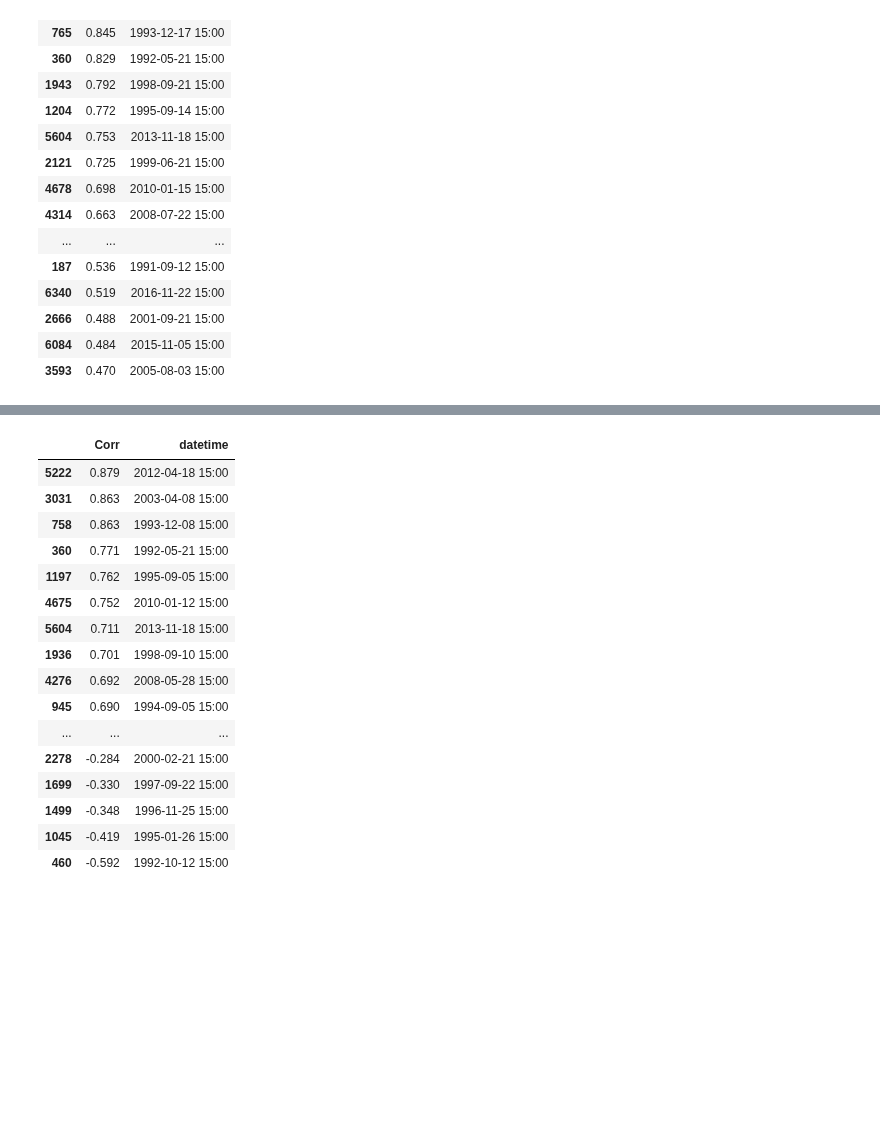
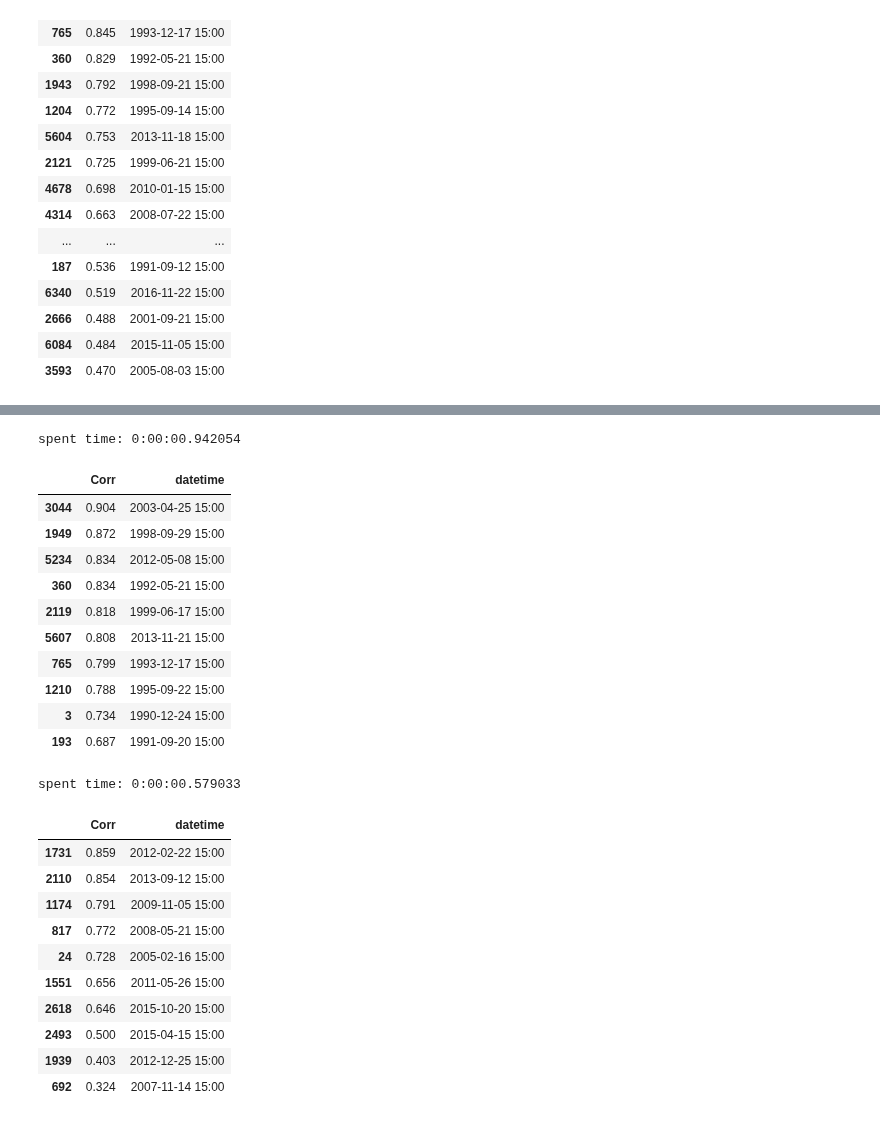
Before and after one commit to che7611/test2, a Jupyter notebook: tdx.ipynb, the cells around one changed output, grey strips where cells are left out. Cells and saved outputs as stored; diff of their text form; code cells hidden in the pictures; blank space fills up the shorter version.

```diff
--- a/tdx.ipynb
+++ b/tdx.ipynb
@@ -432,20 +170,49 @@ sa.DrawNo(2,200,300)
-# %%
-sa.DF_CORR
-# %% [output]
-|  | Corr | datetime |
-| 5222 | 0.879 | 2012-04-18 15:00 |
-| 3031 | 0.863 | 2003-04-08 15:00 |
-| 758 | 0.863 | 1993-12-08 15:00 |
-| 360 | 0.771 | 1992-05-21 15:00 |
-| 1197 | 0.762 | 1995-09-05 15:00 |
-| 4675 | 0.752 | 2010-01-12 15:00 |
-| 5604 | 0.711 | 2013-11-18 15:00 |
-| 1936 | 0.701 | 1998-09-10 15:00 |
-| 4276 | 0.692 | 2008-05-28 15:00 |
-| 945 | 0.690 | 1994-09-05 15:00 |
-| ... | ... | ... |
-| 2278 | -0.284 | 2000-02-21 15:00 |
-| 1699 | -0.330 | 1997-09-22 15:00 |
-| 1499 | -0.348 | 1996-11-25 15:00 |
-| 1045 | -0.419 | 1995-01-26 15:00 |
-| 460 | -0.592 | 1992-10-12 15:00 |
+# %%
+from sa import Analyse_CORR
+import talib as tb
+
+cnt=200
+sh['ma60']=tb.MA(sh['close'].values,timeperiod=60)
+sh['ma30']=tb.MA(sh['close'].values,timeperiod=30)
+dfS=sh[0:-cnt]
+dfT=sh.tail(cnt)
+
+sa1=Analyse_CORR(dfS,dfT)
+res=sa1.corr()
+res.head(10)
+# %% [output]
+spent time: 0:00:00.942054
+|  | Corr | datetime |
+| 3044 | 0.904 | 2003-04-25 15:00 |
+| 1949 | 0.872 | 1998-09-29 15:00 |
+| 5234 | 0.834 | 2012-05-08 15:00 |
+| 360 | 0.834 | 1992-05-21 15:00 |
+| 2119 | 0.818 | 1999-06-17 15:00 |
+| 5607 | 0.808 | 2013-11-21 15:00 |
+| 765 | 0.799 | 1993-12-17 15:00 |
+| 1210 | 0.788 | 1995-09-22 15:00 |
+| 3 | 0.734 | 1990-12-24 15:00 |
+| 193 | 0.687 | 1991-09-20 15:00 |
+# %%
+cnt=250
+hs300['ma60']=tb.MA(hs300['close'].values,timeperiod=60)
+hs300['ma30']=tb.MA(hs300['close'].values,timeperiod=30)
+dfS=hs300[0:-cnt]
+dfT=hs300.tail(cnt)
+
+sa2=Analyse_CORR(dfS,dfT)
+res=sa2.corr()
+res.head(10)
+# %% [output]
+spent time: 0:00:00.579033
+|  | Corr | datetime |
+| 1731 | 0.859 | 2012-02-22 15:00 |
+| 2110 | 0.854 | 2013-09-12 15:00 |
+| 1174 | 0.791 | 2009-11-05 15:00 |
+| 817 | 0.772 | 2008-05-21 15:00 |
+| 24 | 0.728 | 2005-02-16 15:00 |
+| 1551 | 0.656 | 2011-05-26 15:00 |
+| 2618 | 0.646 | 2015-10-20 15:00 |
+| 2493 | 0.500 | 2015-04-15 15:00 |
+| 1939 | 0.403 | 2012-12-25 15:00 |
+| 692 | 0.324 | 2007-11-14 15:00 |
```
Also changed, not shown: parts of 19 cells of this notebook, 3 other files.
